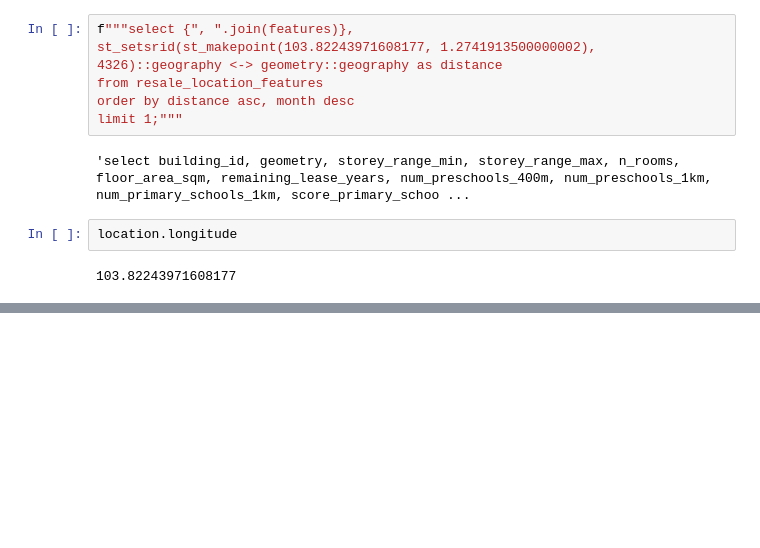
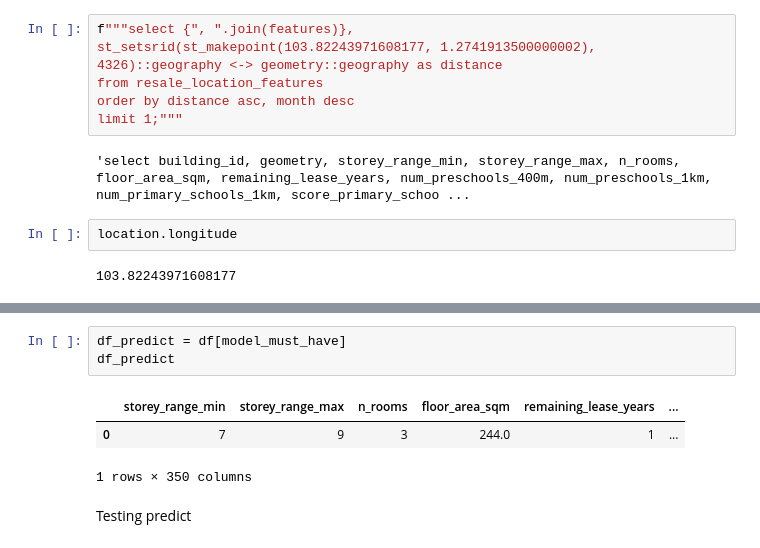
Before and after one commit to mcmanus-git/Singapore-HDB, a Jupyter notebook: michael/EDA/Get Coords from Address String Test.ipynb, the cells around one changed output, grey strips where cells are left out. Drawn from its saved outputs; the diff is of its cells as text; blank space fills up the shorter version.

```diff
--- a/michael/EDA/Get Coords from Address String Test.ipynb
+++ b/michael/EDA/Get Coords from Address String Test.ipynb
@@ -524,0 +1242,9 @@ url.split("?")[1].split("%")
+# %%
+df_predict = df[model_must_have]
+df_predict
+# %% [output]
+|  | storey_range_min | storey_range_max | n_rooms | floor_area_sqm | remaining_lease_years | ... |
+| 0 | 7 | 9 | 3 | 244.0 | 1 | ... |
+1 rows × 350 columns
+# %% [markdown]
+Testing predict
```
Also changed, not shown: parts of 30 cells of this notebook, 6 other files.
